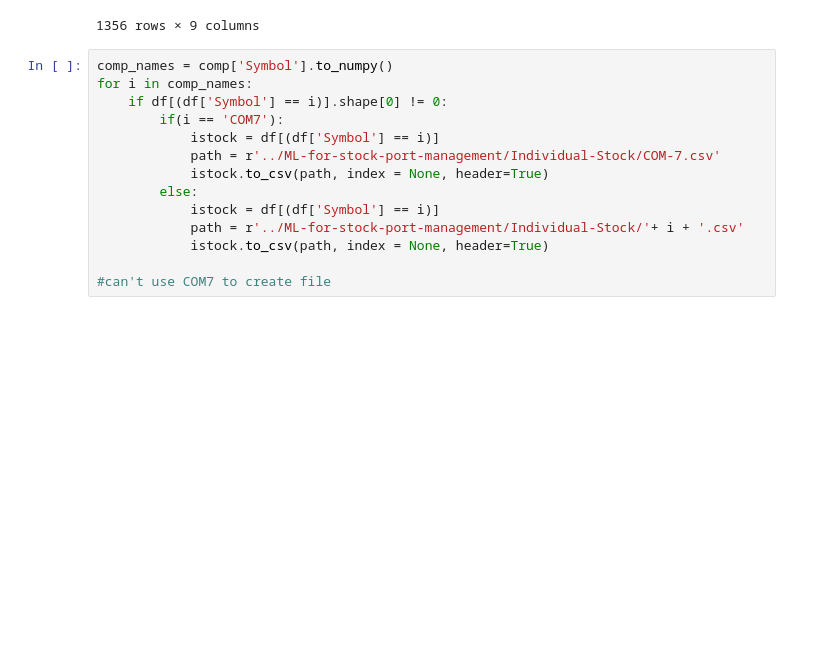
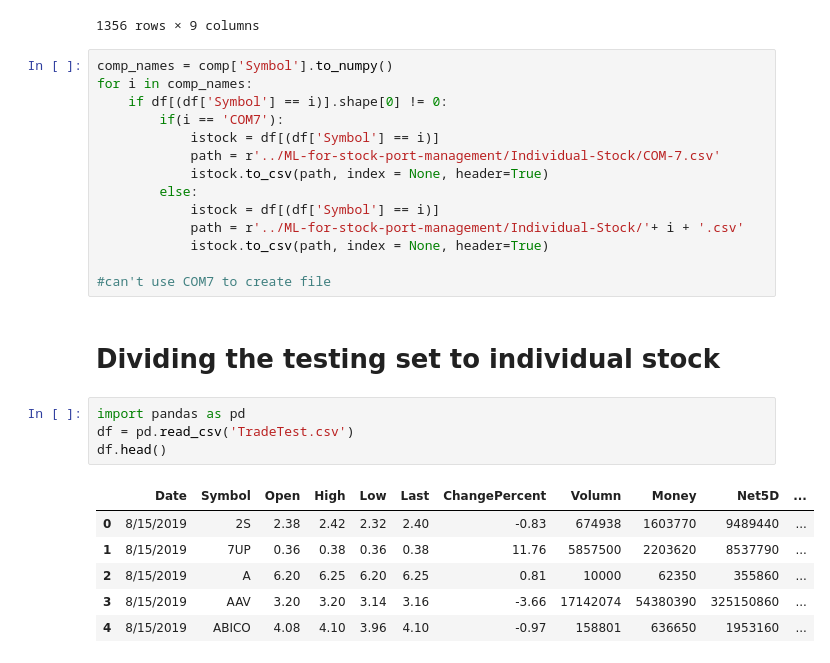
Before and after one commit to KitmanNorth/ML-for-stock-port-management, a Jupyter notebook: individual_method.ipynb, the cells around one changed output. Drawn from its saved outputs; the diff is of its cells as text; blank space fills up the shorter version.

Commit message:
add for test set

```diff
--- a/individual_method.ipynb
+++ b/individual_method.ipynb
@@ -46,3 +48,16 @@ for i in comp_names:
             istock.to_csv(path, index = None, header=True)
 
 #can't use COM7 to create file
+# %% [markdown]
+# Dividing the testing set to individual stock
+# %%
+import pandas as pd
+df = pd.read_csv('TradeTest.csv')
+df.head()
+# %% [output]
+|  | Date | Symbol | Open | High | Low | Last | ChangePercent | Volumn | Money | Net5D | ... |
+| 0 | 8/15/2019 | 2S | 2.38 | 2.42 | 2.32 | 2.40 | -0.83 | 674938 | 1603770 | 9489440 | ... |
+| 1 | 8/15/2019 | 7UP | 0.36 | 0.38 | 0.36 | 0.38 | 11.76 | 5857500 | 2203620 | 8537790 | ... |
+| 2 | 8/15/2019 | A | 6.20 | 6.25 | 6.20 | 6.25 | 0.81 | 10000 | 62350 | 355860 | ... |
+| 3 | 8/15/2019 | AAV | 3.20 | 3.20 | 3.14 | 3.16 | -3.66 | 17142074 | 54380390 | 325150860 | ... |
+| 4 | 8/15/2019 | ABICO | 4.08 | 4.10 | 3.96 | 4.10 | -0.97 | 158801 | 636650 | 1953160 | ... |
```
Also changed, not shown: parts of 3 cells of this notebook.
